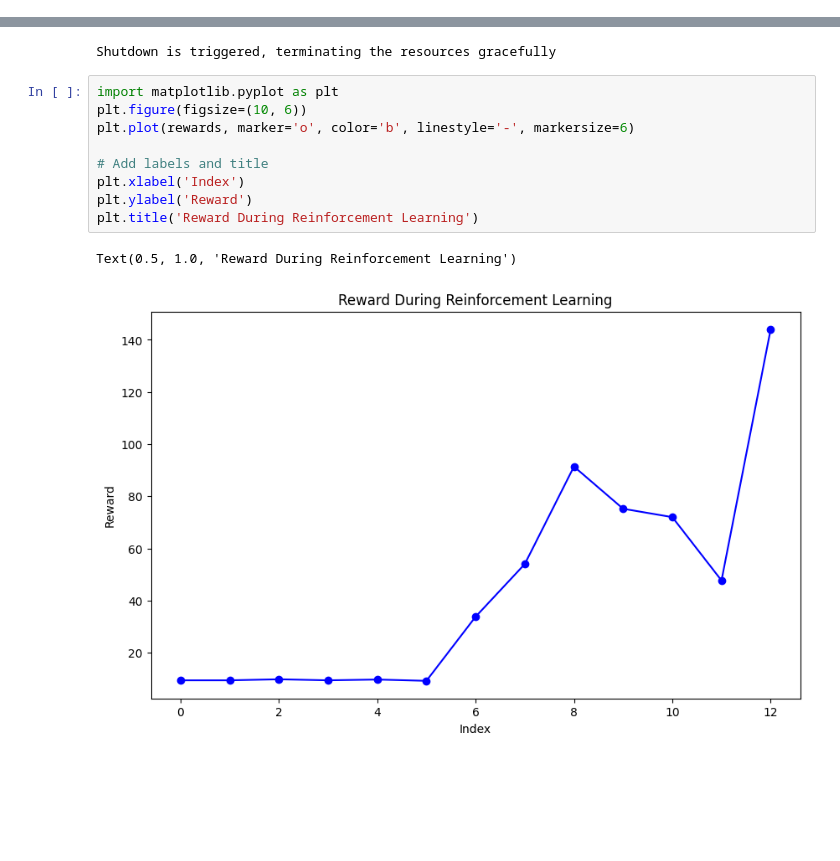
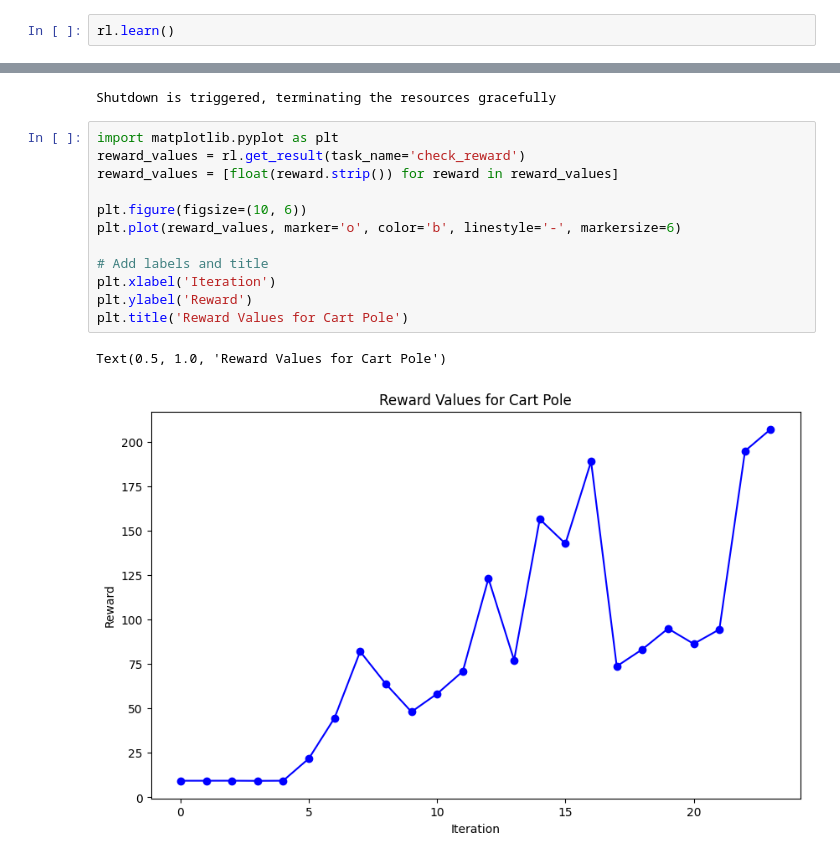
Before and after one commit to radical-cybertools/ROSE, a Jupyter notebook: examples/rl/reinforcementlearning.ipynb, the cells around one changed output, grey strips where cells are left out. Cells and saved outputs as stored; diff of their text form; blank space fills up the shorter version.

```diff
--- a/examples/rl/reinforcementlearning.ipynb
+++ b/examples/rl/reinforcementlearning.ipynb
@@ -93,0 +58,2 @@ stop criterion metric: MODEL_REWARD is met with value of: 144.1. Breaking the ac
+# %%
+rl.learn()
@@ -97,13 +81,16 @@ engine.shutdown()
 Shutdown is triggered, terminating the resources gracefully
 # %%
 import matplotlib.pyplot as plt
+reward_values = rl.get_result(task_name='check_reward')
+reward_values = [float(reward.strip()) for reward in reward_values]
+
 plt.figure(figsize=(10, 6))
-plt.plot(rewards, marker='o', color='b', linestyle='-', markersize=6)
+plt.plot(reward_values, marker='o', color='b', linestyle='-', markersize=6)
 
 # Add labels and title
-plt.xlabel('Index')
+plt.xlabel('Iteration')
 plt.ylabel('Reward')
-plt.title('Reward During Reinforcement Learning')
+plt.title('Reward Values for Cart Pole')
 # %% [output]
-Text(0.5, 1.0, 'Reward During Reinforcement Learning')
+Text(0.5, 1.0, 'Reward Values for Cart Pole')
-[figure, old version]
+[figure, new version]
```
Also changed, not shown: parts of 5 cells of this notebook, 1 other file.
